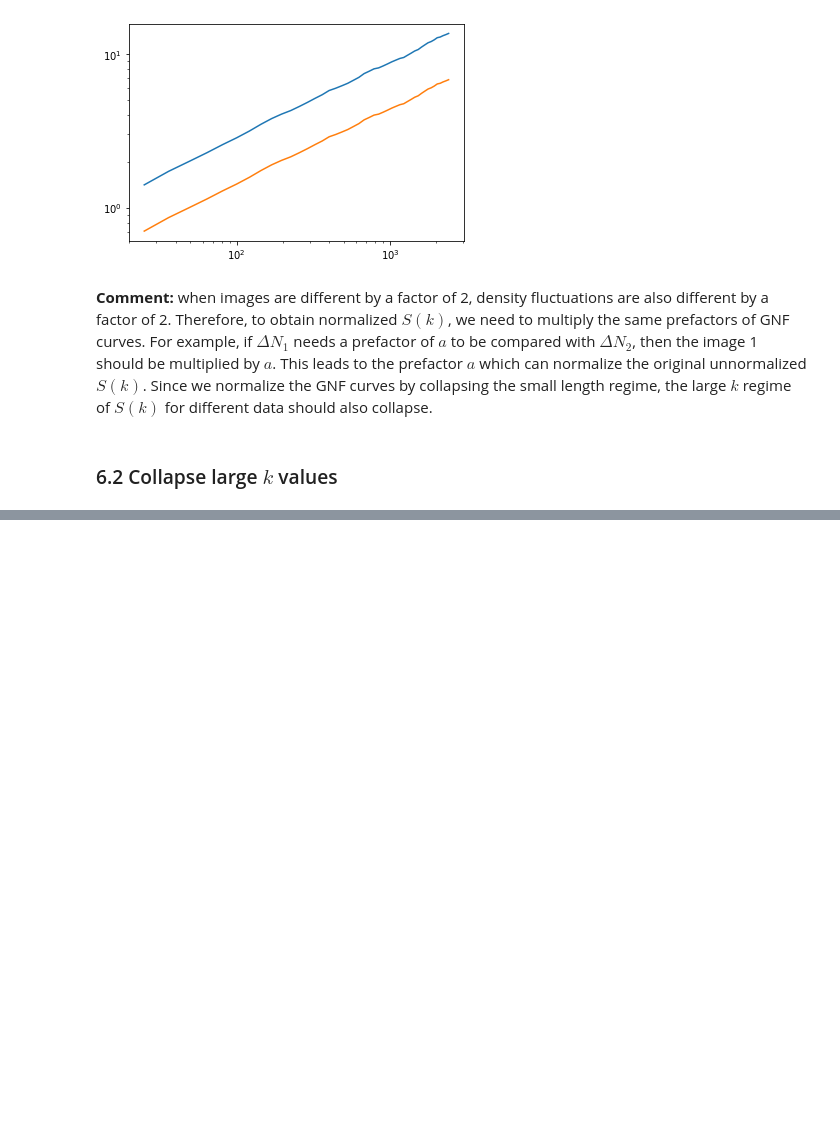
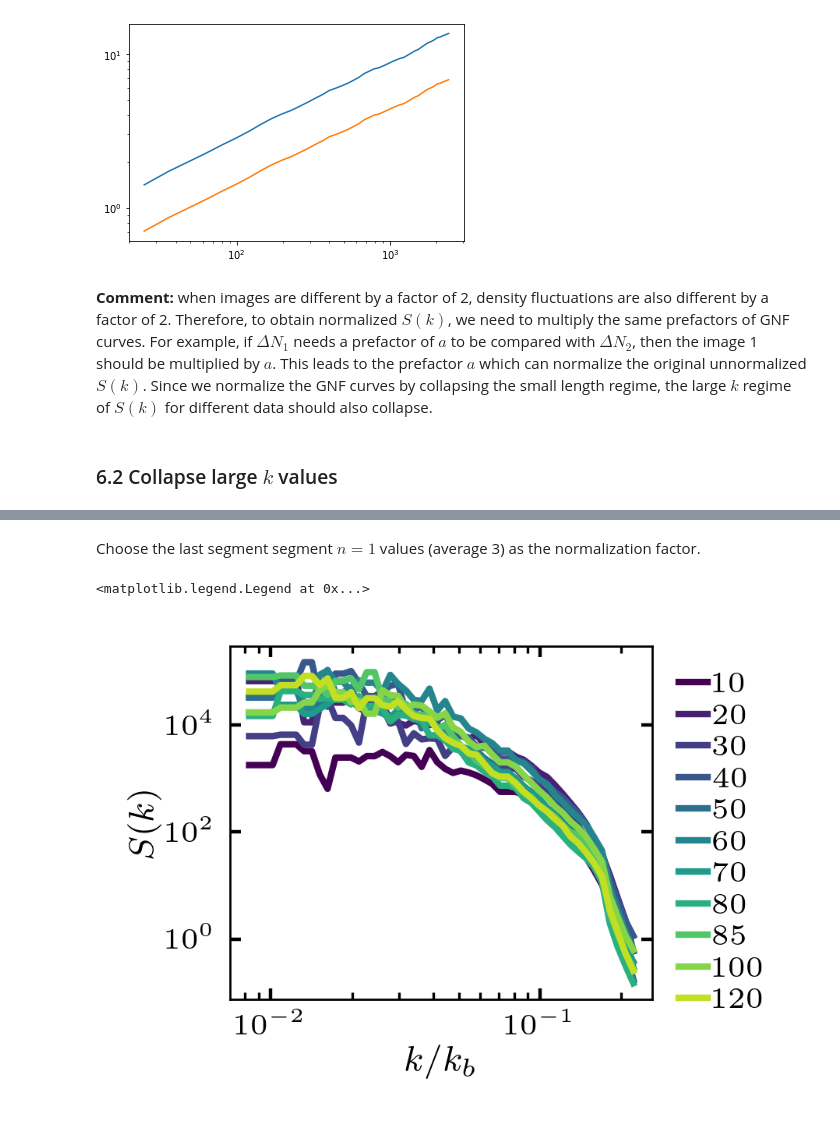
Before and after one commit to ZLoverty/Python, a Jupyter notebook: Correlation/src/fig-5_energy-spectrum.ipynb, the cells around one changed output, grey strips where cells are left out. Cells and saved outputs as stored; diff of their text form; code cells hidden in the pictures; blank space fills up the shorter version.

```diff
--- a/Correlation/src/fig-5_energy-spectrum.ipynb
+++ b/Correlation/src/fig-5_energy-spectrum.ipynb
@@ -917,0 +1054,5 @@ plt.loglog()
+# %%
+df_folder = r'C:\Users\liuzy\Google Drive\Research projects\DF\data\level-2-data'
+# %%
+df = pd.read_csv(os.path.join(df_folder, '08032020', 'df2_kinetics', '01', 'kinetics_data.csv'))
+df.head()
@@ -917,0 +1066,38 @@ plt.loglog()
+# %% [markdown]
+Choose the last segment segment $n=1$ values (average 3) as the normalization factor.
+# %%
+# plot all concentrations, ranging from 0 to 120
+log_aug = log_df.loc[(log_df['date']=='08032020')|
+                    (log_df['date']=='08042020')|
+                    (log_df['date']=='08052020')|
+                    (log_df['date']=='08062020')]
+l = log_aug.drop_duplicates('conc').sort_values(by='conc')
+# %%
+# extract normalization factors
+nf_list = [] # container for normalization factors
+for num, i in l.iterrows():
+    df = pd.read_csv(os.path.join(df_folder, i.date,
+                                  'df2_kinetics', '{:02d}'.format(i.run_number), 'kinetics_data.csv'))
+    nf_list.append(df.loc[df.n==1].iloc[-10:].d.mean())
+
+l_nf = l.assign(nf=nf_list)
+# make concentration values index for convenient access of normalization factor
+l_nf.conc = l_nf.conc.astype('int')
+l_nf = l_nf.set_index('conc')
+# %%
+# plot with new normalization factors
+kb = 2 * np.pi / 3
+ss = pd.read_csv(os.path.join(data_master_dir, 'structure-factor', 'structure-factor.csv')).set_index('k')
+count = 0
+for num, i in l_nf.iterrows():
+    if num == 0:
+        continue
+    plt.plot(ss.index/kb, ss[[str(int(num))]]/i.nf, label=num, color=viridis(count))
+    count += 1
+plt.loglog()
+plt.xlabel('$k/k_b$')
+plt.ylabel('$S(k)$')
+plt.legend(bbox_to_anchor=(1, 1))
+# %% [output]
+<matplotlib.legend.Legend at 0x...>
+[figure, added]
```
Also changed, not shown: parts of 23 cells of this notebook.
